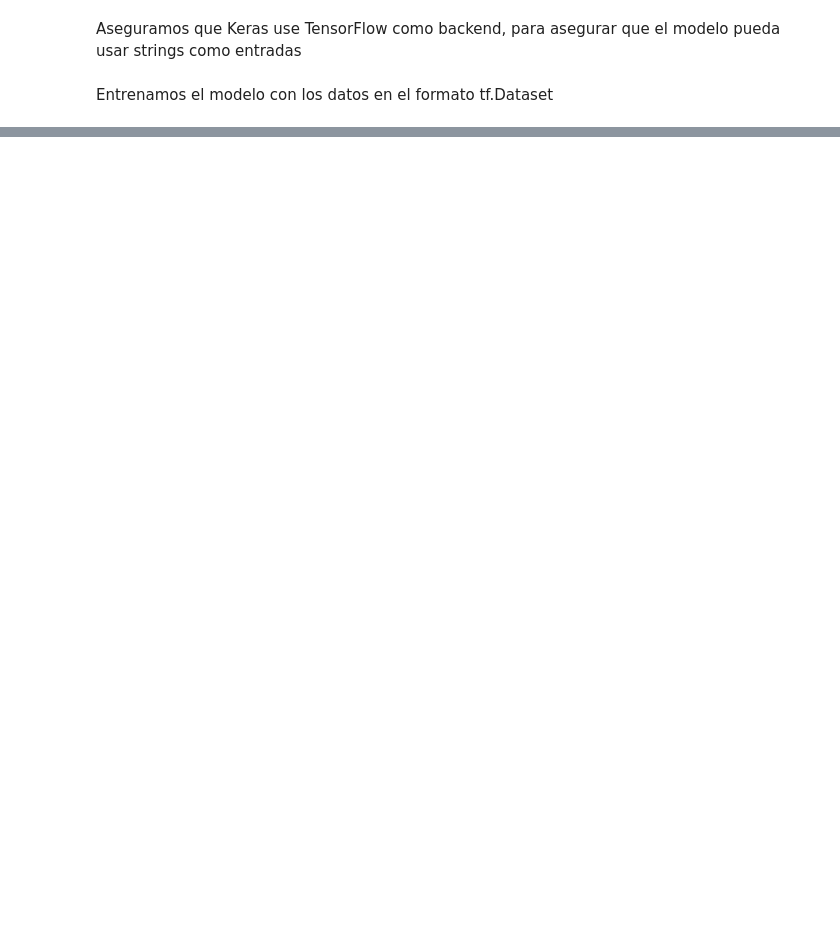
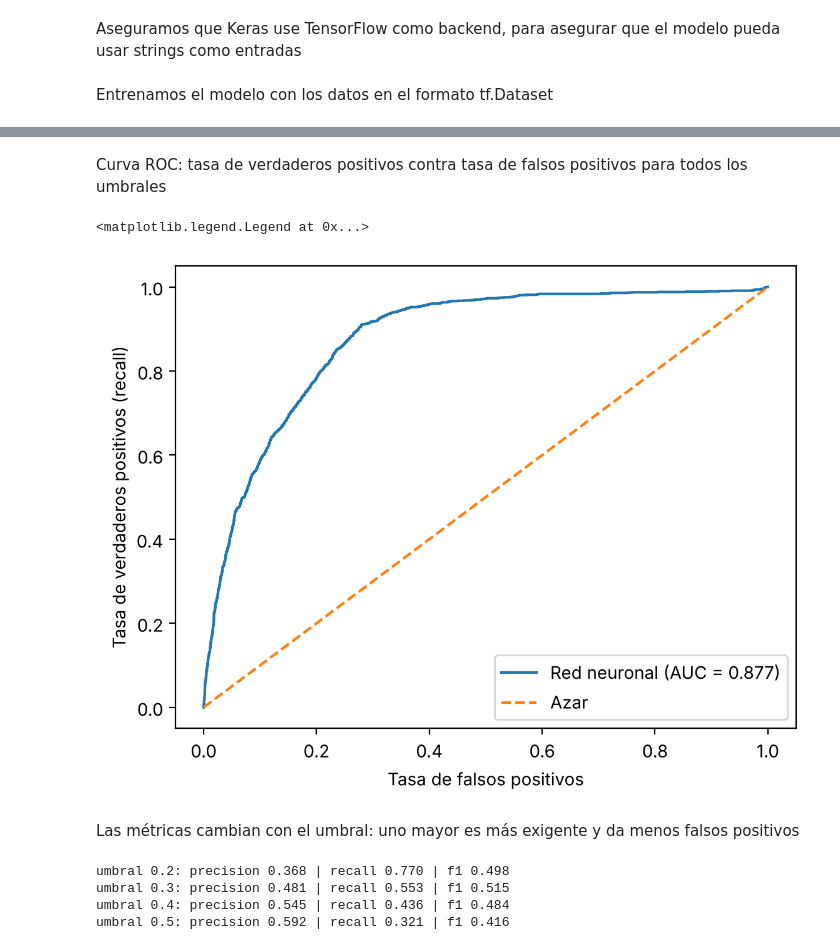
Before and after one commit to cristian72421/secop2-pipeline, a Jupyter notebook: notebooks/modelo_prorrogas.ipynb, the cells around one changed output, grey strips where cells are left out. Drawn from its saved outputs; the diff is of its cells as text; code cells hidden in the pictures; blank space fills up the shorter version.

Commit message:
feat: métricas de clasificación de las clases 13-14
Matriz de confusión, ROC y AUC con la probabilidad, y control de umbral en la app.

```diff
--- a/notebooks/modelo_prorrogas.ipynb
+++ b/notebooks/modelo_prorrogas.ipynb
@@ -411,0 +420,4 @@ test_res
+# %%
+test_ordenado = tf.data.Dataset.from_tensor_slices(dict(test.drop(columns='target'))).batch(batch_size)
+test_y = test['target']
+prob_test = model.predict(test_ordenado, verbose=0).ravel()
@@ -411,0 +468,24 @@ test_res
+# %% [markdown]
+Curva ROC: tasa de verdaderos positivos contra tasa de falsos positivos para todos los umbrales
+# %%
+fpr, tpr, umbrales = metrics.roc_curve(test_y, prob_test)
+plt.plot(fpr, tpr, label=f'Red neuronal (AUC = {roc:.3f})')
+plt.plot([0, 1], [0, 1], linestyle='--', label='Azar')
+plt.xlabel('Tasa de falsos positivos')
+plt.ylabel('Tasa de verdaderos positivos (recall)')
+plt.legend()
+# %% [output]
+<matplotlib.legend.Legend at 0x...>
+[figure, added]
+# %% [markdown]
+Las métricas cambian con el umbral: uno mayor es más exigente y da menos falsos positivos
+# %%
+for umbral in [0.2, 0.3, 0.4, 0.5]:
+    pred = (prob_test >= umbral).astype(int)
+    print(f'umbral {umbral}: precision {metrics.precision_score(test_y, pred):.3f} | '
+          f'recall {metrics.recall_score(test_y, pred):.3f} | f1 {metrics.f1_score(test_y, pred):.3f}')
+# %% [output]
+umbral 0.2: precision 0.368 | recall 0.770 | f1 0.498
+umbral 0.3: precision 0.481 | recall 0.553 | f1 0.515
+umbral 0.4: precision 0.545 | recall 0.436 | f1 0.484
+umbral 0.5: precision 0.592 | recall 0.321 | f1 0.416
```
Also changed, not shown: parts of 15 cells of this notebook, 6 other files.
